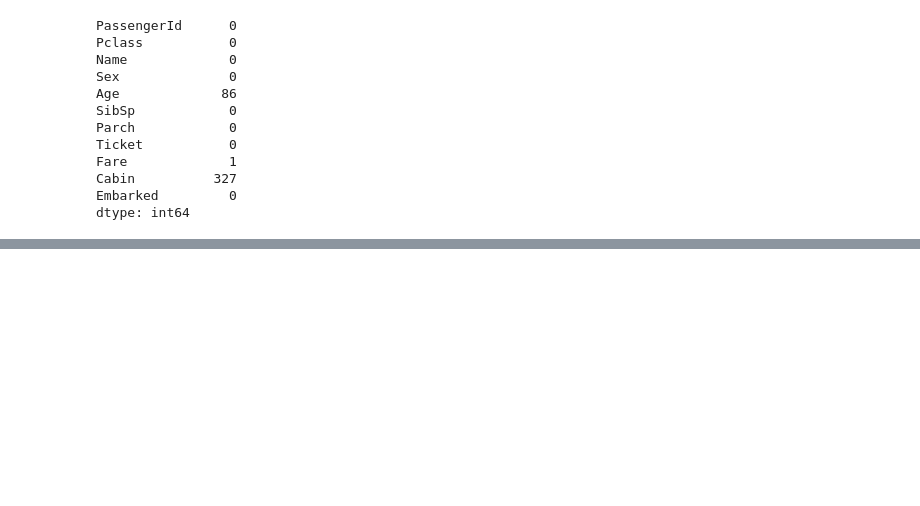
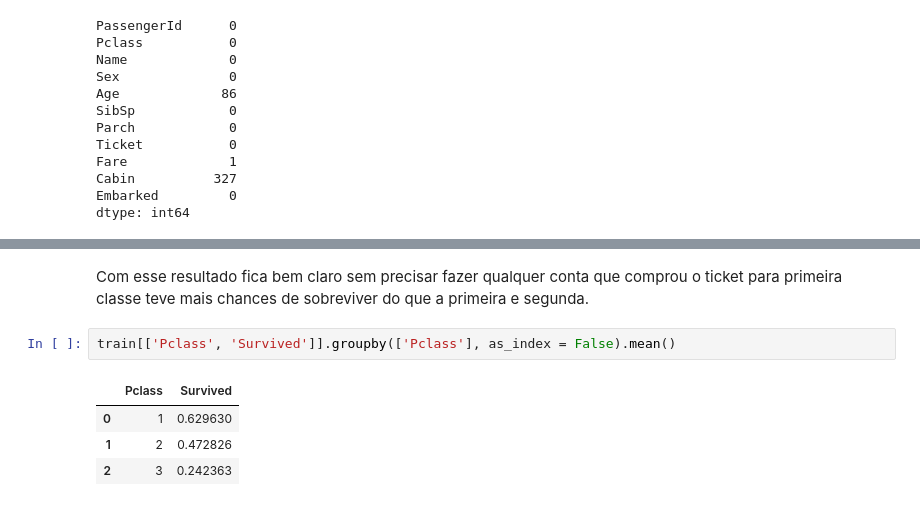
Before and after one commit to daltondiaz/kaggle-titanic-my, a Jupyter notebook: kaggle-titanic.ipynb, the cells around one changed output, grey strips where cells are left out. Cells and saved outputs as stored; diff of their text form; blank space fills up the shorter version.

```diff
--- a/kaggle-titanic.ipynb
+++ b/kaggle-titanic.ipynb
@@ -227,0 +278,9 @@ Para cada relação entre
+# %% [markdown]
+Com esse resultado fica bem claro sem precisar fazer qualquer conta que comprou o ticket para primeira classe teve mais chances de sobreviver do que a primeira e segunda.
+# %%
+train[['Pclass', 'Survived']].groupby(['Pclass'], as_index = False).mean()
+# %% [output]
+|  | Pclass | Survived |
+| 0 | 1 | 0.629630 |
+| 1 | 2 | 0.472826 |
+| 2 | 3 | 0.242363 |
```
Also changed, not shown: parts of 16 cells of this notebook.
